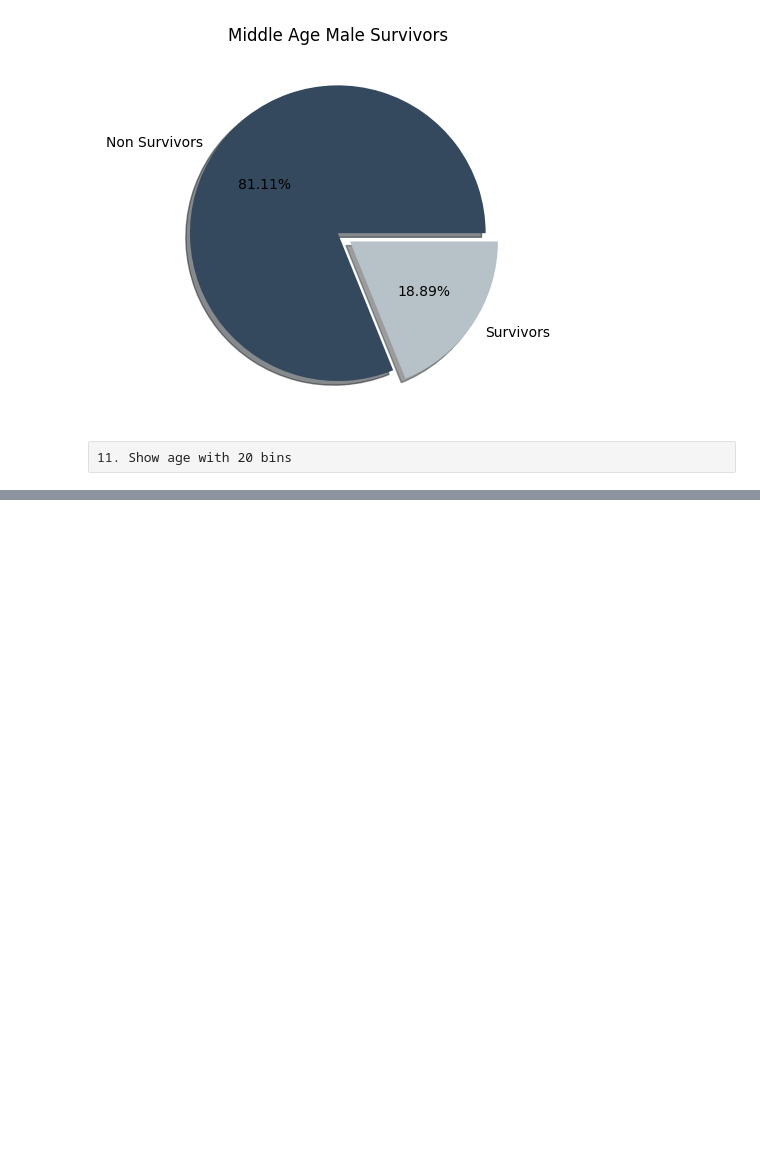
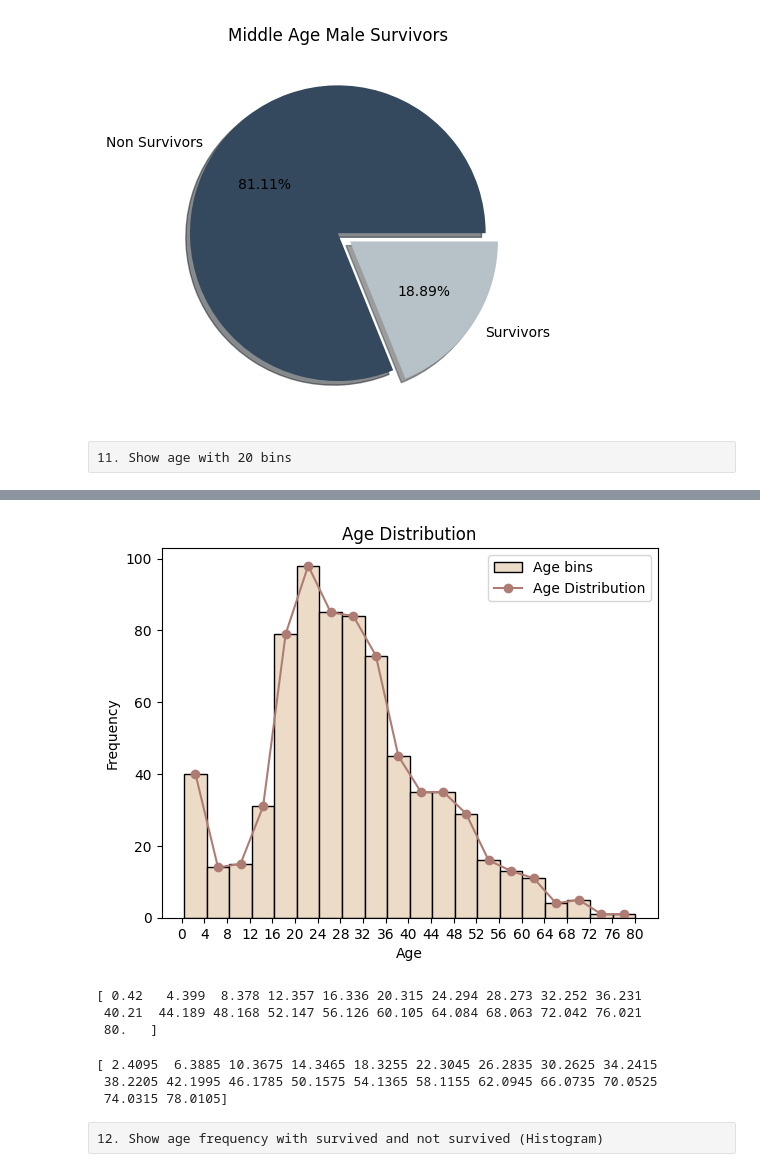
Before and after one commit to deembuvi/Titanic_project, a Jupyter notebook: titanic.ipynb, the cells around one changed output, grey strips where cells are left out. Cells and saved outputs as stored; diff of their text form; code cells hidden in the pictures; blank space fills up the shorter version.

Commit message:
bar graph plotting

```diff
--- a/titanic.ipynb
+++ b/titanic.ipynb
@@ -496,0 +359,28 @@ print(len(duplicates))
+# %%
+counts, bins, patches= plt.hist(df.Age, bins=20,color="#ecdcc7", edgecolor= "black",label="Age bins")
+bin_centers=(bins[:-1]+bins[1:])/2
+plt.plot(bin_centers, counts, marker="o", color="#af7c74", label="Age Distribution")
+plt.xticks(np.arange(0,84,4))
+plt.title("Age Distribution")
+plt.xlabel("Age")
+plt.ylabel("Frequency")
+plt.legend()
+plt.show()
+# %% [output]
+[figure, added]
+# %%
+bins
+print (bins)
+# %% [output]
+[ 0.42   4.399  8.378 12.357 16.336 20.315 24.294 28.273 32.252 36.231
+ 40.21  44.189 48.168 52.147 56.126 60.105 64.084 68.063 72.042 76.021
+ 80.   ]
+# %%
+bin_centers=(bins[:-1]+bins[1:])/2
+print(bin_centers)
+# %% [output]
+[ 2.4095  6.3885 10.3675 14.3465 18.3255 22.3045 26.2835 30.2625 34.2415
+ 38.2205 42.1995 46.1785 50.1575 54.1365 58.1155 62.0945 66.0735 70.0525
+ 74.0315 78.0105]
+# %% [raw]
+12. Show age frequency with survived and not survived (Histogram)
```
Also changed, not shown: parts of 24 cells of this notebook.
